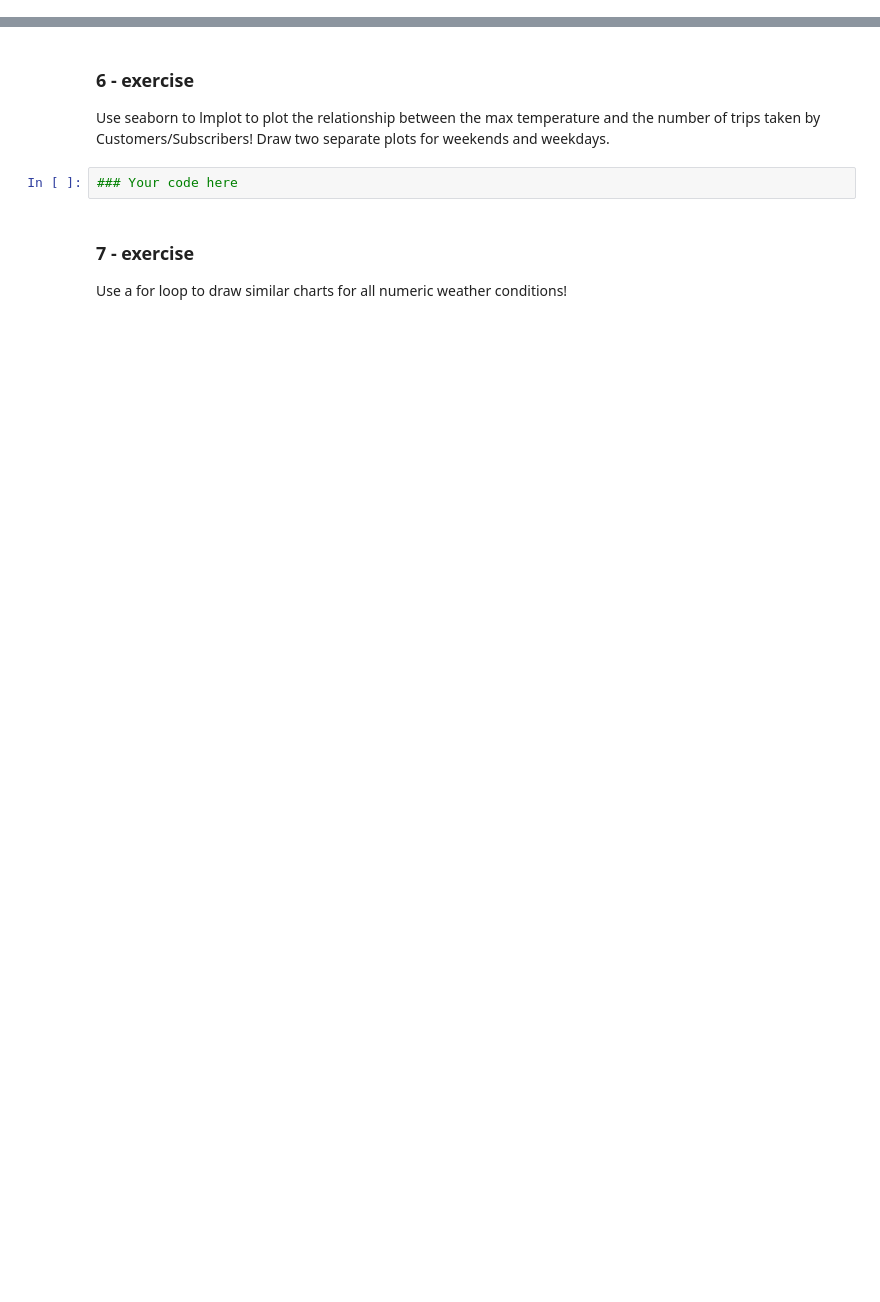
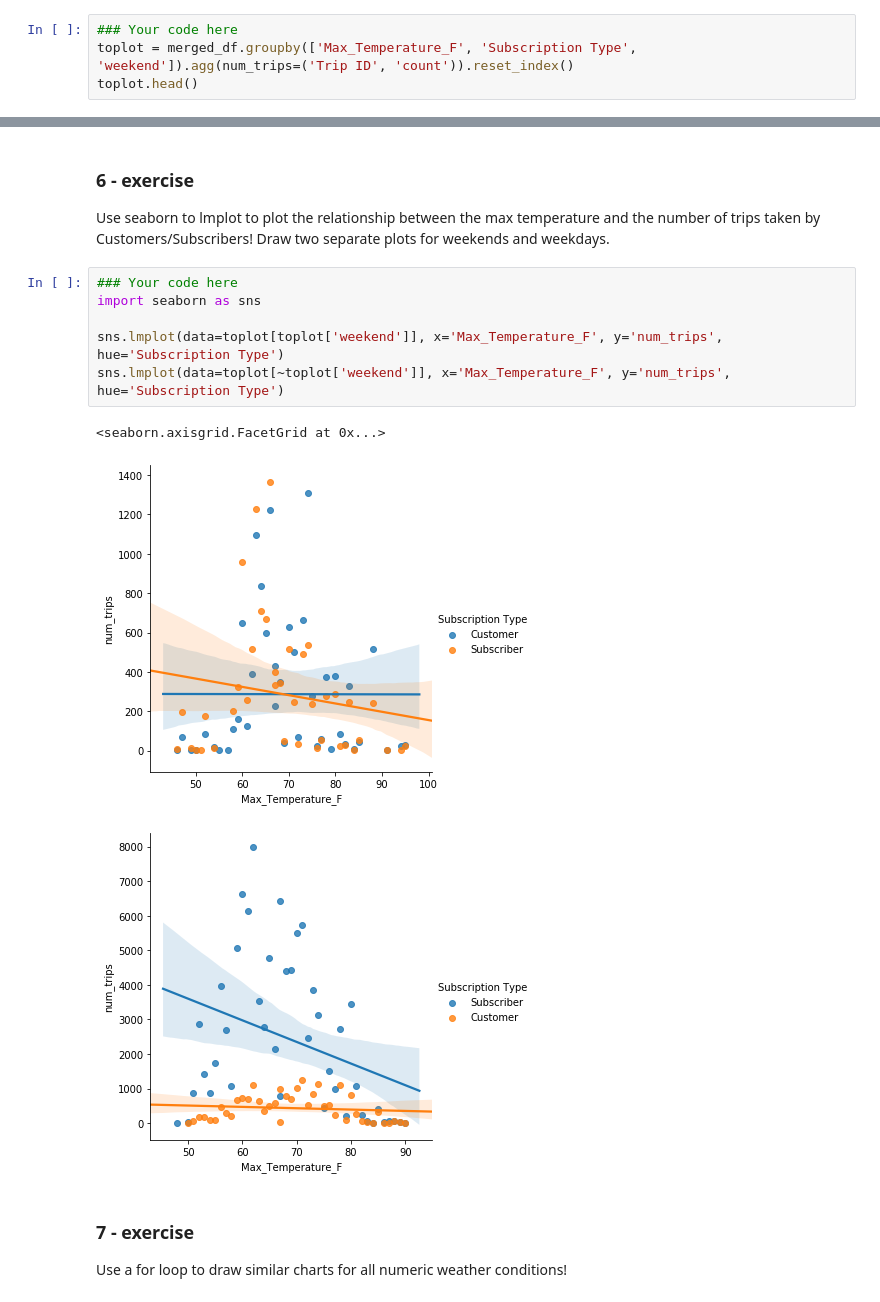
Before and after one commit to szigony/ceu-coding3, a Jupyter notebook: class8/Q2_class.ipynb, the cells around one changed output, grey strips where cells are left out. Cells and saved outputs as stored; diff of their text form; blank space fills up the shorter version.

```diff
--- a/class8/Q2_class.ipynb
+++ b/class8/Q2_class.ipynb
@@ -534,0 +573,4 @@ Create a dataframe where we can find for each possible values of the Max_Tempera
+# %%
+### Your code here
+toplot = merged_df.groupby(['Max_Temperature_F', 'Subscription Type', 'weekend']).agg(num_trips=('Trip ID', 'count')).reset_index()
+toplot.head()
@@ -542,8 +593,16 @@ else:
 # %% [markdown]
 ### 6 - exercise
 Use seaborn to lmplot to plot the relationship between the max temperature and the number of trips taken by Customers/Subscribers! Draw two separate plots for weekends and weekdays.
-# %%
-### Your code here
+# %%
+### Your code here
+import seaborn as sns
+
+sns.lmplot(data=toplot[toplot['weekend']], x='Max_Temperature_F', y='num_trips', hue='Subscription Type')
+sns.lmplot(data=toplot[~toplot['weekend']], x='Max_Temperature_F', y='num_trips', hue='Subscription Type')
+# %% [output]
+<seaborn.axisgrid.FacetGrid at 0x...>
+[figure, added]
+[figure, added]
 # %% [markdown]
 ### 7 - exercise
 
```
Also changed, not shown: parts of 19 cells of this notebook, 5 other files.
